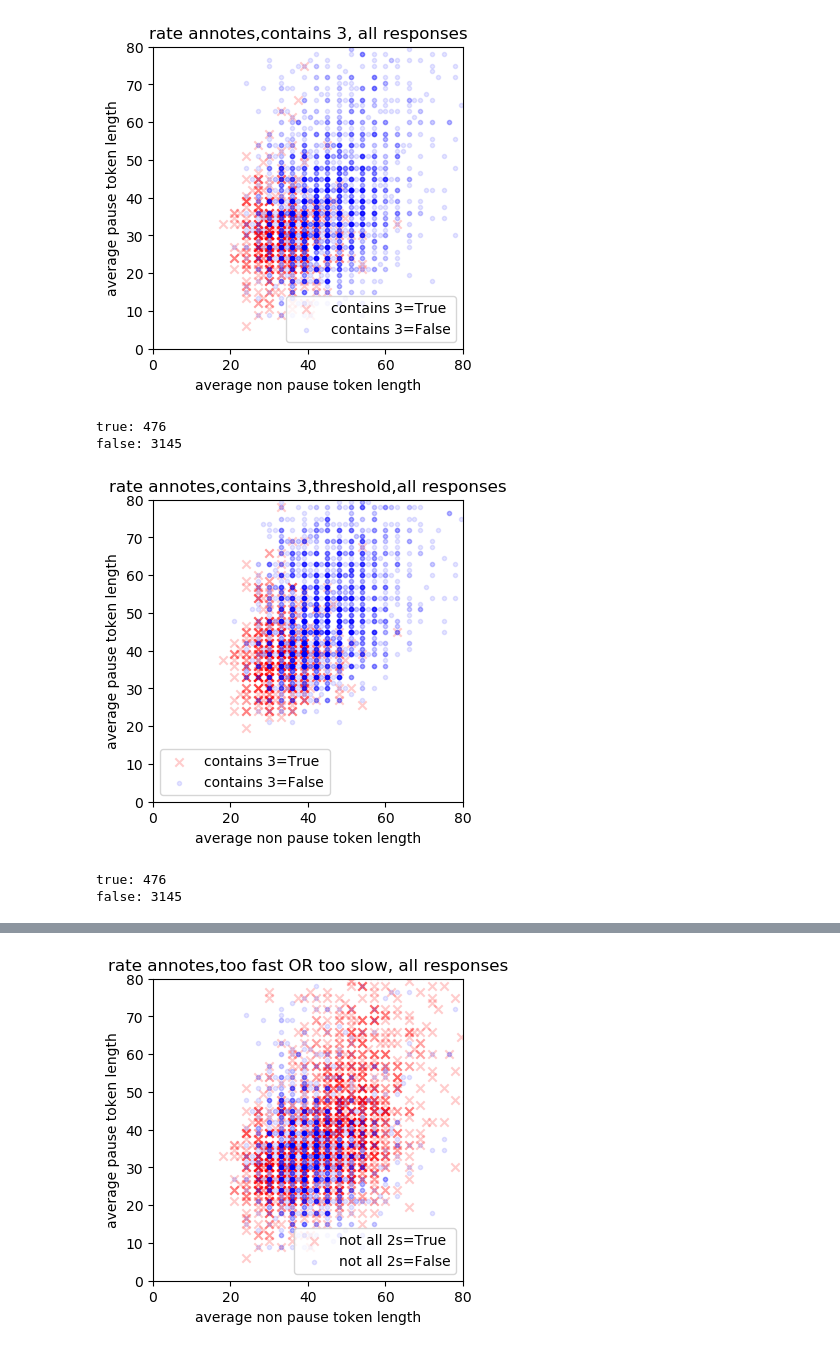
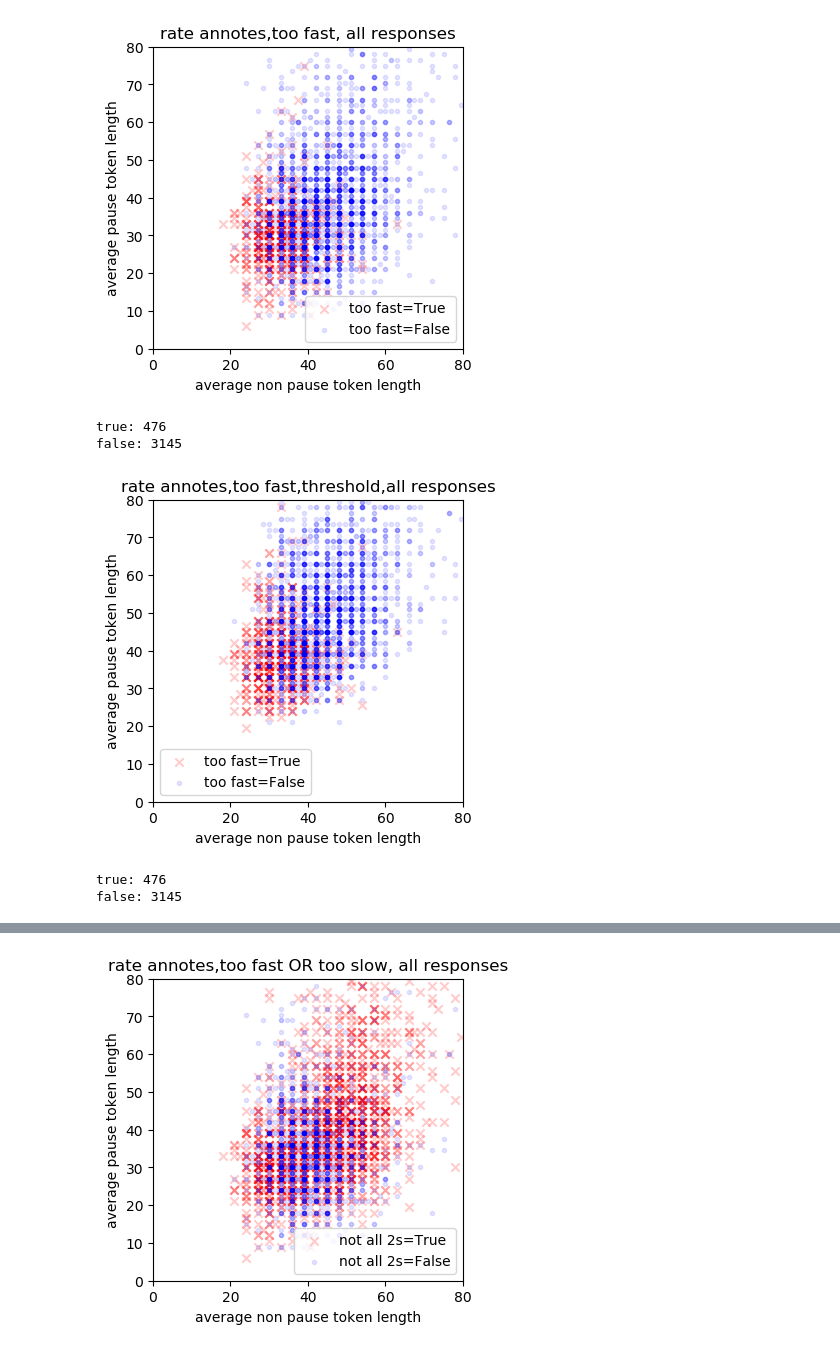
Before and after one commit to ycm/profiler, a Jupyter notebook: reading-rate-prediction/explore.ipynb, the cells around one changed output, grey strips where cells are left out. Saved outputs shown, nothing was run; the diff lists cells and outputs as text; code cells hidden in the pictures.

Commit message:
update to scatter

```diff
--- a/reading-rate-prediction/explore.ipynb
+++ b/reading-rate-prediction/explore.ipynb
@@ -101,21 +103,21 @@ response_to_not_all_2s = {
 # %%
 plot_scatter_response_level(
     get_average_non_pause_token_length,
     get_average_pause_token_length,
     get_session_to_contains_3(response_to_annote_category_to_score),
-    'contains 3',
+    'too fast',
     'rate annotes,too fast, all responses')
 plot_scatter_response_level(
     get_average_non_pause_token_length,
     get_average_pause_token_length_with_threshold,
     get_session_to_contains_3(response_to_annote_category_to_score),
-    'contains 3',
+    'too fast',
     'rate annotes,too fast,threshold,all responses')
 # %% [output]
-[figure, old version]
+[figure, new version]
 true: 476
 false: 3145
-[figure, old version]
+[figure, new version]
 true: 476
 false: 3145
 # %%
```
Also changed, not shown: parts of 2 cells of this notebook.
